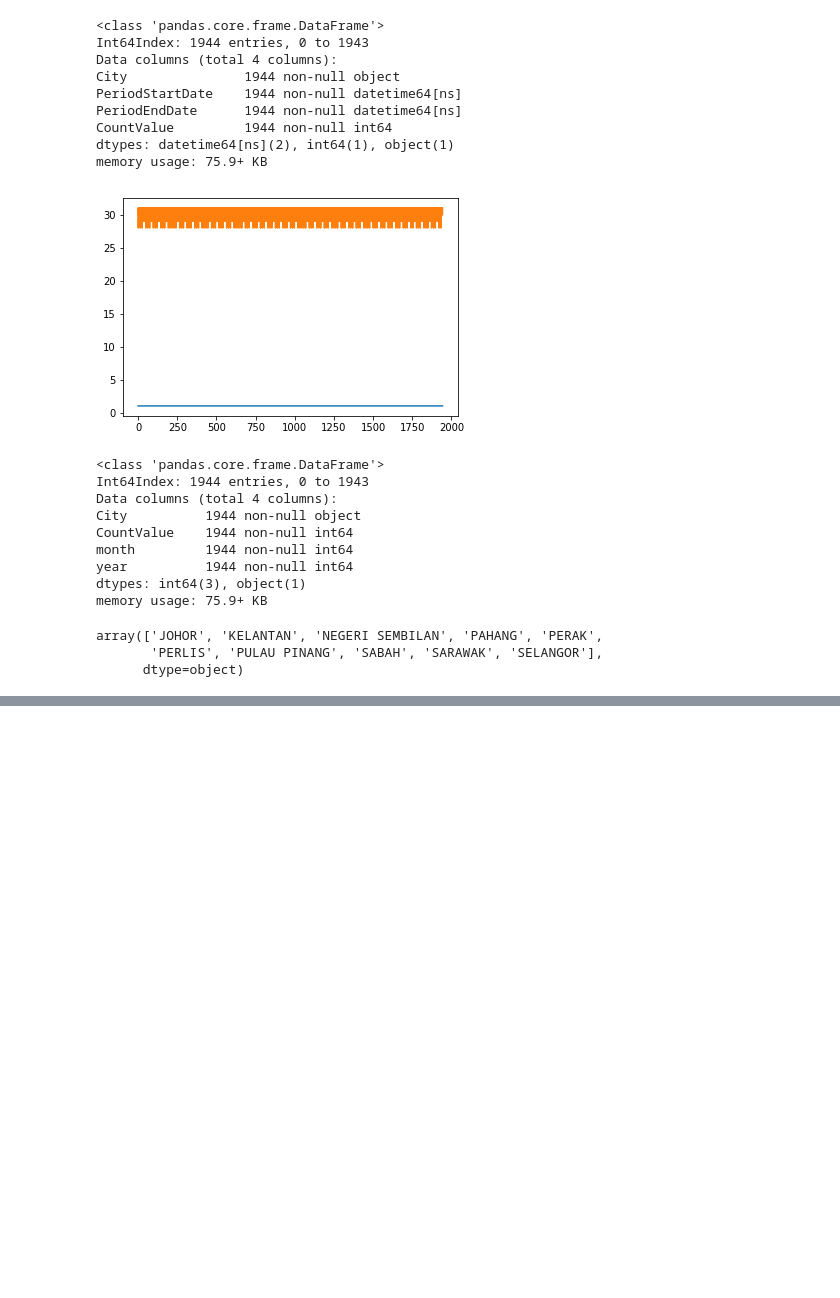
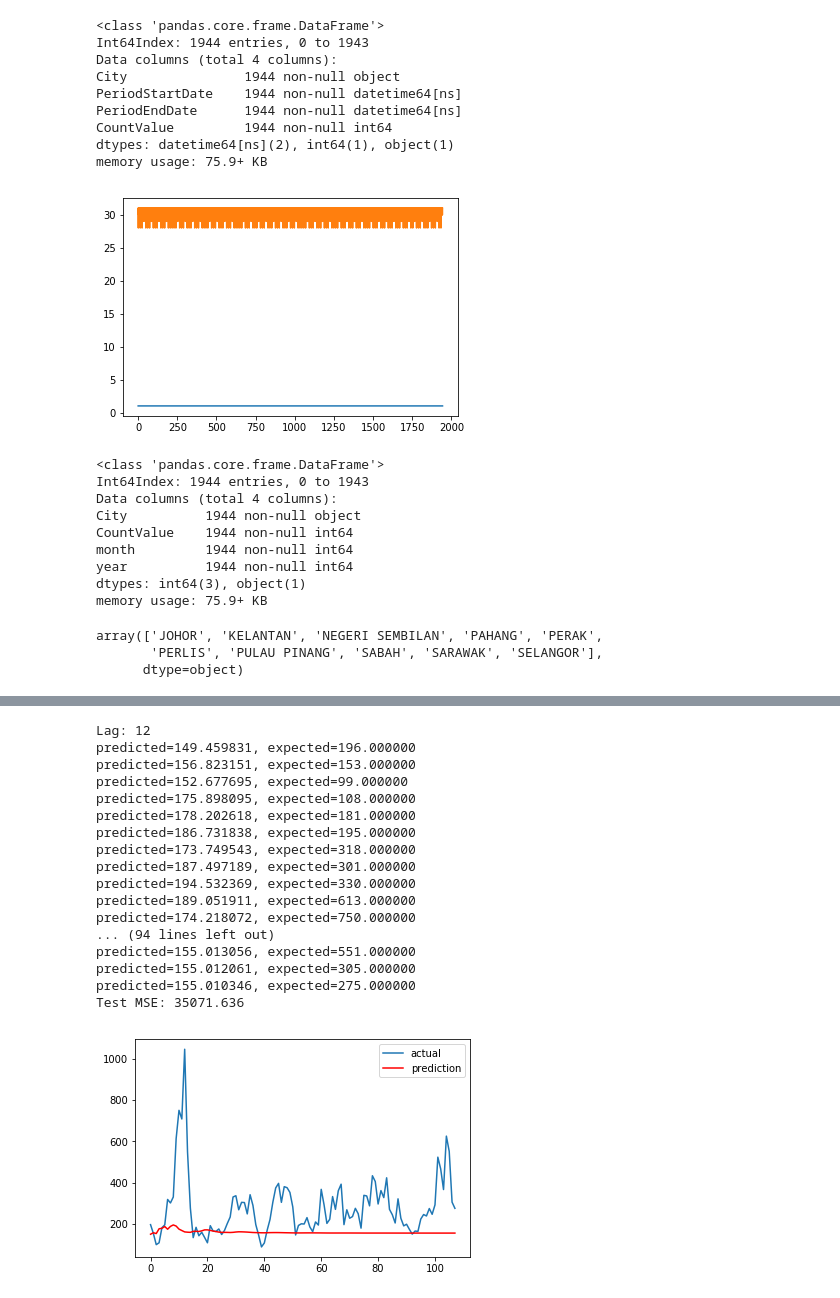
Before and after one commit to FHyder/CapstoneProject, a Jupyter notebook: Untitled.ipynb, the cells around one changed output, grey strips where cells are left out. Saved outputs shown, nothing was run; the diff lists cells and outputs as text; code cells hidden in the pictures; blank space fills up the shorter version.

```diff
--- a/Untitled.ipynb
+++ b/Untitled.ipynb
@@ -1356,0 +591,38 @@ mdf
+# %%
+
+X = series.values
+train, test = X[1:len(X)-108], X[len(X)-108:]
+model = AR(train)
+
+model_fit = model.fit()
+print('Lag: %s' % model_fit.k_ar)
+# make predictions
+predictions = model_fit.predict(start=len(train), end=len(train)+len(test)-1, dynamic=False)
+for i in range(len(predictions)):
+    print('predicted=%f, expected=%f' % (predictions[i], test[i]))
+error = mean_squared_error(test, predictions)
+print('Test MSE: %.3f' % error)
+# plot results
+plt.plot(test, label = 'actual')
+plt.plot(predictions, color='red', label = 'prediction')
+plt.legend()
+plt.show()
+# %% [output]
+Lag: 12
+predicted=149.459831, expected=196.000000
+predicted=156.823151, expected=153.000000
+predicted=152.677695, expected=99.000000
+predicted=175.898095, expected=108.000000
+predicted=178.202618, expected=181.000000
+predicted=186.731838, expected=195.000000
+predicted=173.749543, expected=318.000000
+predicted=187.497189, expected=301.000000
+predicted=194.532369, expected=330.000000
+predicted=189.051911, expected=613.000000
+predicted=174.218072, expected=750.000000
+... (94 lines left out)
+predicted=155.013056, expected=551.000000
+predicted=155.012061, expected=305.000000
+predicted=155.010346, expected=275.000000
+Test MSE: 35071.636
+[figure, added]
```
Also changed, not shown: parts of 147 cells of this notebook, 2 other files.
